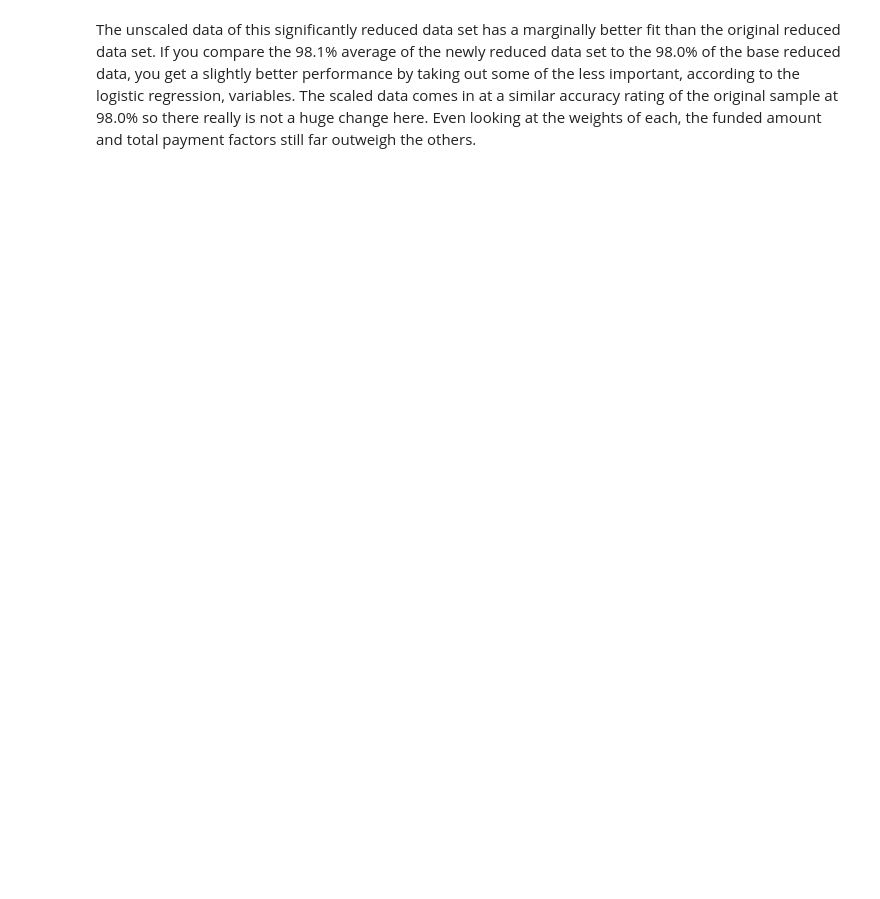
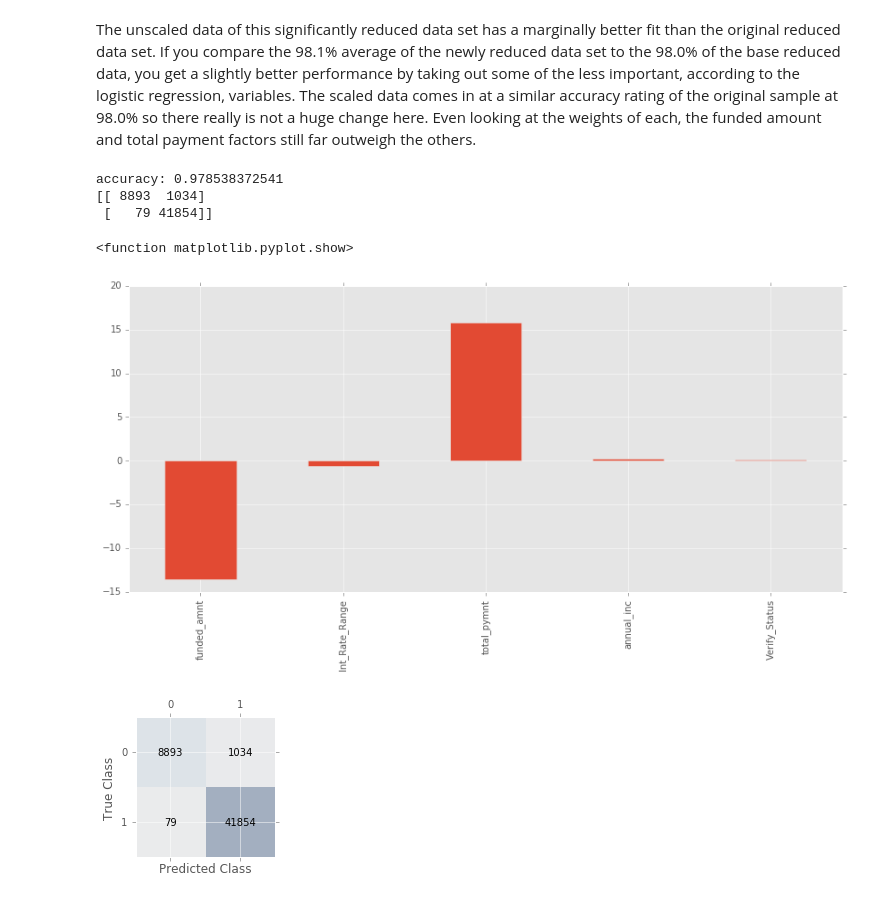
Before and after one commit to mridulja/MSDS7331_Project1, a Jupyter notebook: MiniLabAssignment_Revised_v3.ipynb, the cells around one changed output. Cells and saved outputs as stored; diff of their text form; code cells hidden in the pictures; blank space fills up the shorter version.

```diff
--- a/MiniLabAssignment_Revised_v3.ipynb
+++ b/MiniLabAssignment_Revised_v3.ipynb
@@ -867,2 +867,37 @@ confusion matrix
 # %% [markdown]
 The unscaled data of this significantly reduced data set has a marginally better fit than the original reduced data set. If you compare the 98.1% average of the newly reduced data set to the 98.0% of the base reduced data, you get a slightly better performance by taking out some of the less important, according to the logistic regression, variables. The scaled data comes in at a similar accuracy rating of the original sample at 98.0% so there really is not a huge change here. Even looking at the weights of each, the funded amount and total payment factors still far outweigh the others.
+# %%
+scl = StandardScaler()
+scl.fit(updated_X[train_indices])
+
+X_train_scaled = scl.transform(updated_X[train_indices]) # apply to training
+X_test_scaled = scl.transform(updated_X[test_indices])
+
+# Fit the regression to the new scaled data
+updated_logreg_obj.fit(X_train_scaled, updated_y[train_indices])
+
+y_hat = updated_logreg_obj.predict(X_test_scaled)
+
+# Rescore the accuracy and confusion matrix for the scaled data
+acc = mt.accuracy_score(updated_y[test_indices],y_hat)
+conf = mt.confusion_matrix(updated_y[test_indices],y_hat)
+print 'accuracy:', acc
+print conf
+weights = pd.Series(updated_logreg_obj.coef_[0],index=used_temp_df.columns)
+weights.plot(kind='bar', figsize=(14,6))
+
+fig, ax = plt.subplots(figsize=(2.5,2.5))
+ax.matshow(conf, cmap=plt.cm.Blues, alpha = 0.3)
+for i in range (conf.shape[0]):
+    for j in range (conf.shape[1]):
+        ax.text(x=j, y=i, s=conf[i, j], va = 'center', ha = 'center')
+plt.xlabel ('Predicted Class')
+plt.ylabel ('True Class')
+plt.show
+# %% [output]
+accuracy: 0.978538372541
+[[ 8893  1034]
+ [   79 41854]]
+<function matplotlib.pyplot.show>
+[figure, added]
+[figure, added]
```
Also changed, not shown: parts of 23 cells of this notebook.
